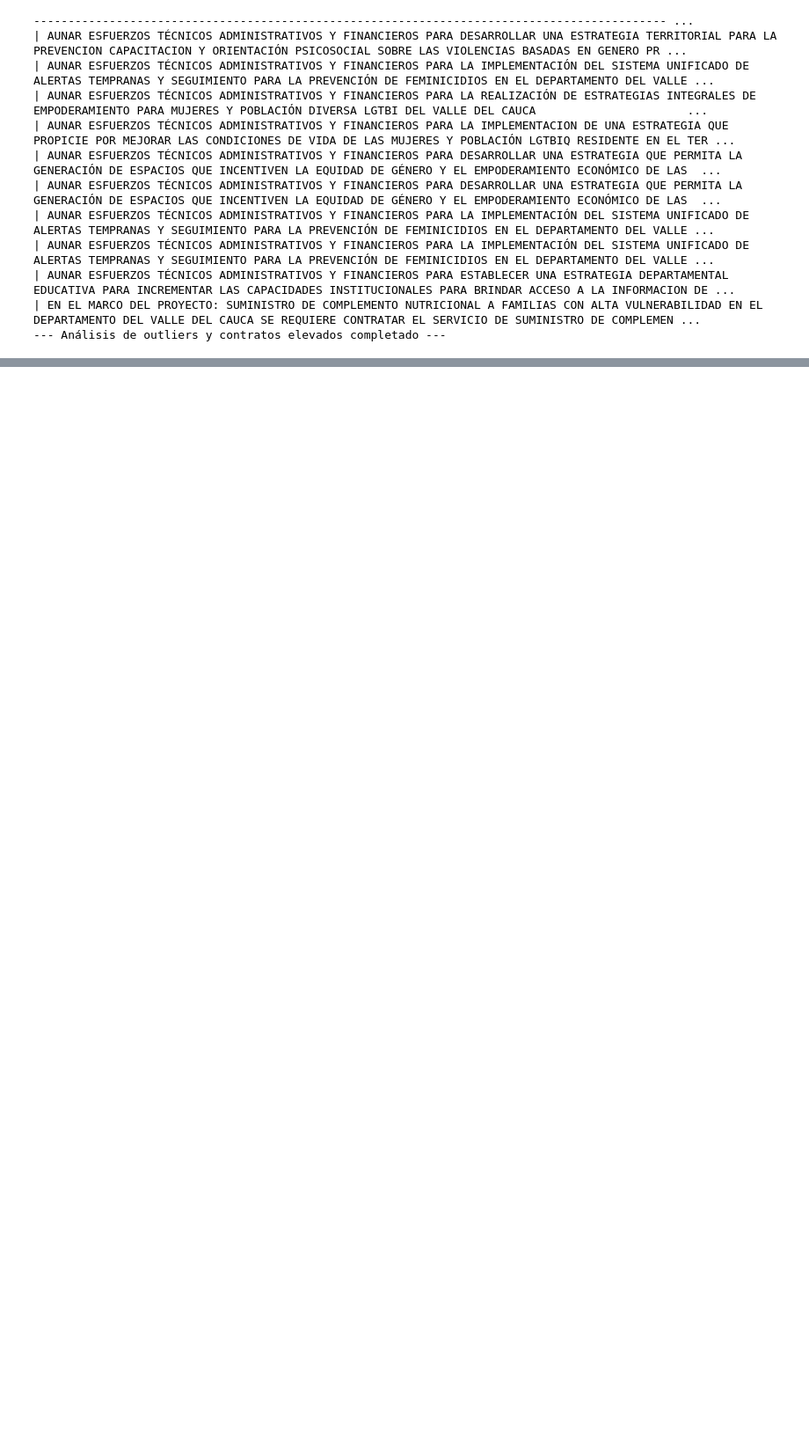
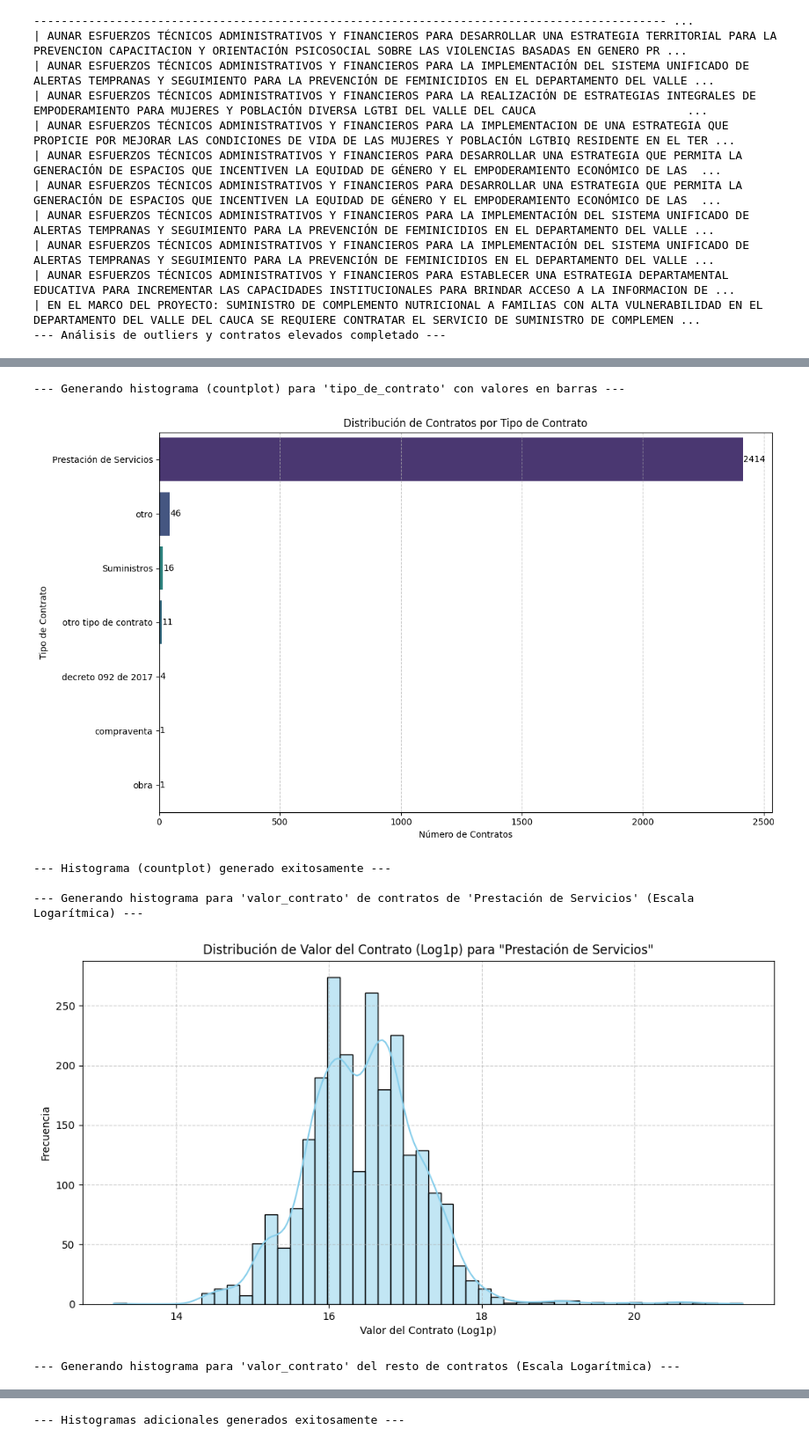
Before and after one commit to estebanoli8/secop_valle_mujer, a Jupyter notebook: no_supervisado_secop_mujer_valle.ipynb, the cells around one changed output, grey strips where cells are left out. Shown at 88% size. Cells and saved outputs as stored; diff of their text form; code cells hidden in the pictures; blank space fills up the shorter version.

Commit message:
hasta aquí exploración de data y separación en 3 grupos de contratos.

```diff
--- a/no_supervisado_secop_mujer_valle.ipynb
+++ b/no_supervisado_secop_mujer_valle.ipynb
@@ -212,0 +291,72 @@ Name: count, dtype: int64
+# %%
+import matplotlib.pyplot as plt
+import seaborn as sns
+import numpy as np
+
+print("--- Generando histograma (countplot) para 'tipo_de_contrato' con valores en barras ---")
+
+plt.figure(figsize=(12, 7))
+ax = sns.countplot(y=df_contracts_loaded['tipo_de_contrato'], order=df_contracts_loaded['tipo_de_contrato'].value_counts().index, palette='viridis', hue=df_contracts_loaded['tipo_de_contrato'], legend=False)
+plt.title('Distribución de Contratos por Tipo de Contrato')
+plt.xlabel('Número de Contratos')
+plt.ylabel('Tipo de Contrato')
+plt.grid(axis='x', linestyle='--', alpha=0.7)
+
+# Añadir valores en cada barra para el countplot
+for p in ax.patches:
+    width = p.get_width()
+    plt.text(width + 0.1, p.get_y() + p.get_height() / 2, f'{int(width)}', va='center')
+
+plt.tight_layout()
+plt.show()
+
+print("--- Histograma (countplot) generado exitosamente ---")
+
+# --- Nuevos histogramas solicitados con escala logarítmica ---
+print("\n--- Generando histograma para 'valor_contrato' de contratos de 'Prestación de Servicios' (Escala Logarítmica) ---")
+
+# Filtrar contratos de 'Prestación de Servicios'
+df_ps = df_contracts_loaded[df_contracts_loaded['tipo_de_contrato'] == 'Prestación de Servicios']
+
+if not df_ps.empty:
+    # Aplicar transformación logarítmica a los valores
+    valor_ps_log = np.log1p(df_ps['valor_contrato'])
+
+    plt.figure(figsize=(12, 6))
+    sns.histplot(valor_ps_log, kde=True, bins=50, color='skyblue')
+    plt.title('Distribución de Valor del Contrato (Log1p) para "Prestación de Servicios"')
+    plt.xlabel('Valor del Contrato (Log1p)')
+    plt.ylabel('Frecuencia')
+    plt.grid(True, linestyle='--', alpha=0.6)
+    plt.show()
+else:
+    print("  ⚠️ No se encontraron contratos de 'Prestación de Servicios'.")
+
+print("\n--- Generando histograma para 'valor_contrato' del resto de contratos (Escala Logarítmica) ---")
+
+# Filtrar el resto de contratos (no 'Prestación de Servicios')
+df_resto = df_contracts_loaded[df_contracts_loaded['tipo_de_contrato'] != 'Prestación de Servicios']
+
+if not df_resto.empty:
+    # Aplicar transformación logarítmica a los valores
+    valor_resto_log = np.log1p(df_resto['valor_contrato'])
+
+    plt.figure(figsize=(12, 6))
+    sns.histplot(valor_resto_log, kde=True, bins=50, color='lightcoral')
+    plt.title('Distribución de Valor del Contrato (Log1p) para Otros Tipos de Contrato')
+    plt.xlabel('Valor del Contrato (Log1p)')
+    plt.ylabel('Frecuencia')
+    plt.grid(True, linestyle='--', alpha=0.6)
+    plt.show()
+else:
+    print("  ⚠️ No se encontraron otros tipos de contrato.")
+
+print("\n--- Histogramas adicionales generados exitosamente ---")
+# %% [output]
+--- Generando histograma (countplot) para 'tipo_de_contrato' con valores en barras ---
+[figure, added]
+--- Histograma (countplot) generado exitosamente ---
+
+--- Generando histograma para 'valor_contrato' de contratos de 'Prestación de Servicios' (Escala Logarítmica) ---
+[figure, added]
+--- Generando histograma para 'valor_contrato' del resto de contratos (Escala Logarítmica) ---
@@ -212,0 +364 @@ Name: count, dtype: int64
+--- Histogramas adicionales generados exitosamente ---
```
Also changed, not shown: parts of 22 cells of this notebook.
